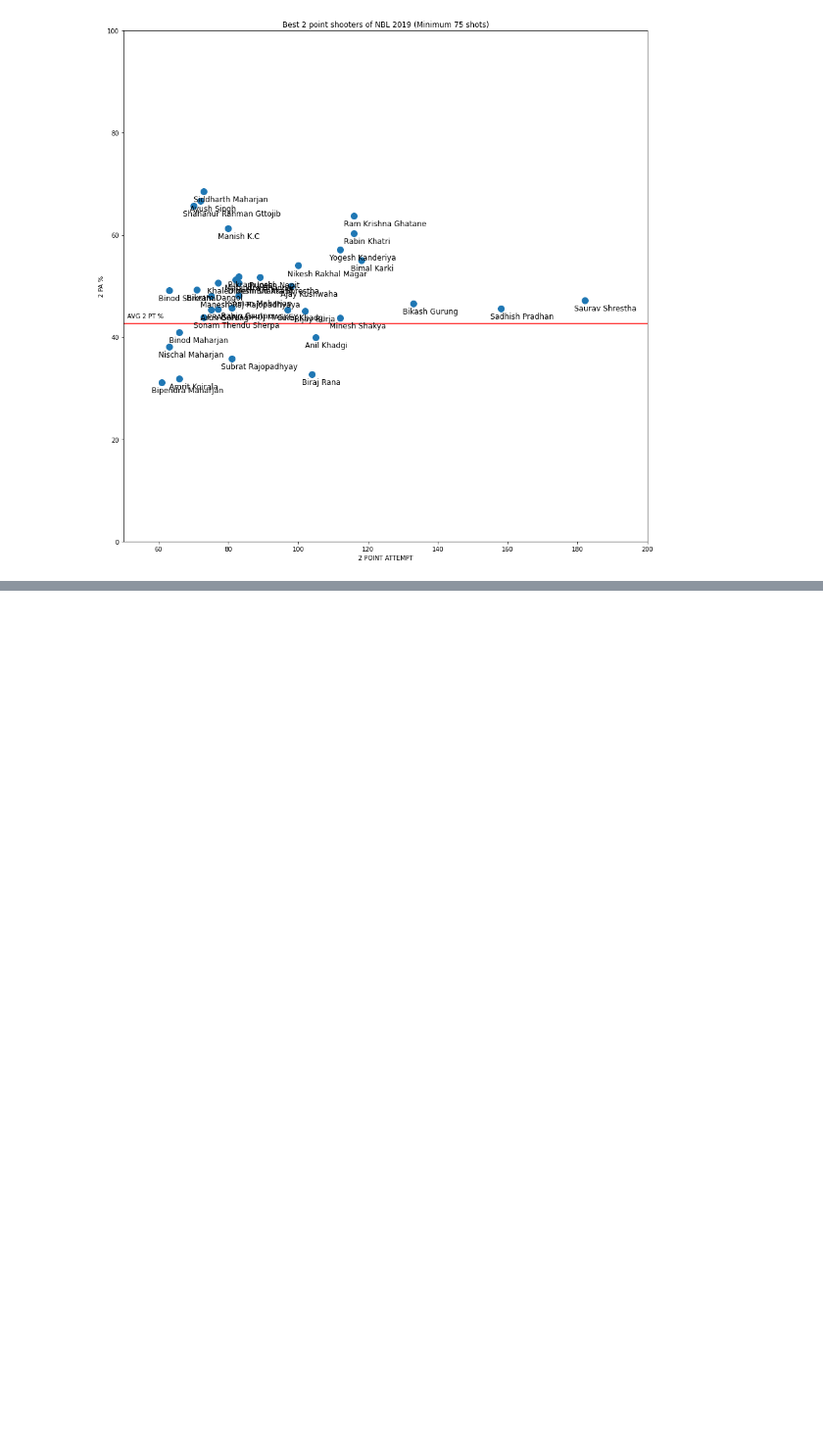
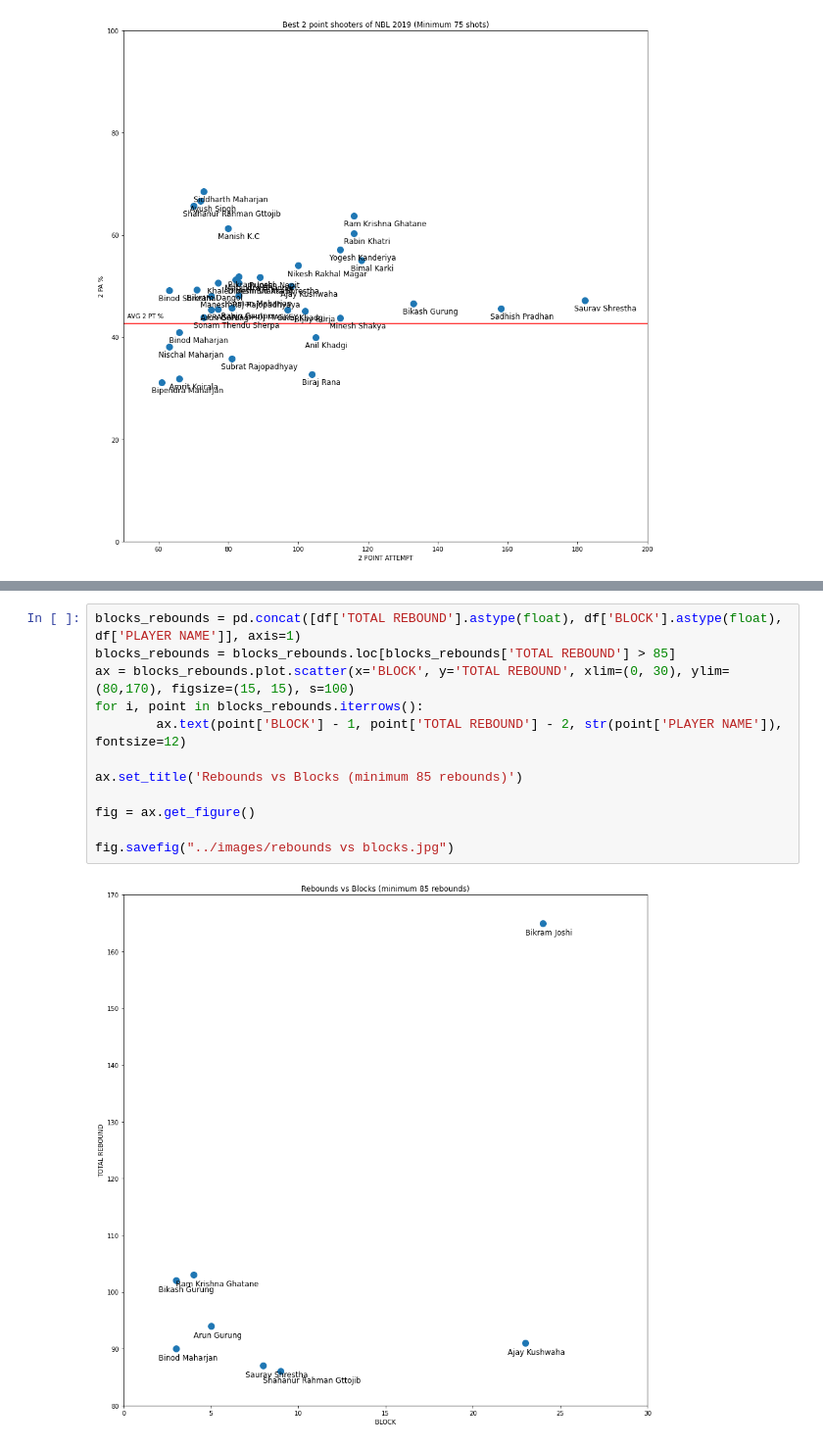
Before and after one commit to aviskarkc10/nepal-basketball-league, a Jupyter notebook: notebooks/analysis.ipynb, the cells around one changed output, grey strips where cells are left out. Shown at 98% size. Saved outputs shown, nothing was run; the diff lists cells and outputs as text; blank space fills up the shorter version.

Commit message:
Add visualization for rebounds vs blocks

```diff
--- a/notebooks/analysis.ipynb
+++ b/notebooks/analysis.ipynb
@@ -276,0 +317,14 @@ fig.savefig("../images/2 point shooting.jpg")
+# %%
+blocks_rebounds = pd.concat([df['TOTAL REBOUND'].astype(float), df['BLOCK'].astype(float), df['PLAYER NAME']], axis=1)
+blocks_rebounds = blocks_rebounds.loc[blocks_rebounds['TOTAL REBOUND'] > 85]
+ax = blocks_rebounds.plot.scatter(x='BLOCK', y='TOTAL REBOUND', xlim=(0, 30), ylim=(80,170), figsize=(15, 15), s=100)
+for i, point in blocks_rebounds.iterrows():
+        ax.text(point['BLOCK'] - 1, point['TOTAL REBOUND'] - 2, str(point['PLAYER NAME']), fontsize=12)
+
+ax.set_title('Rebounds vs Blocks (minimum 85 rebounds)')
+
+fig = ax.get_figure()
+
+fig.savefig("../images/rebounds vs blocks.jpg")
+# %% [output]
+[figure, added]
```
Also changed, not shown: parts of 2 cells of this notebook, 2 other files.
